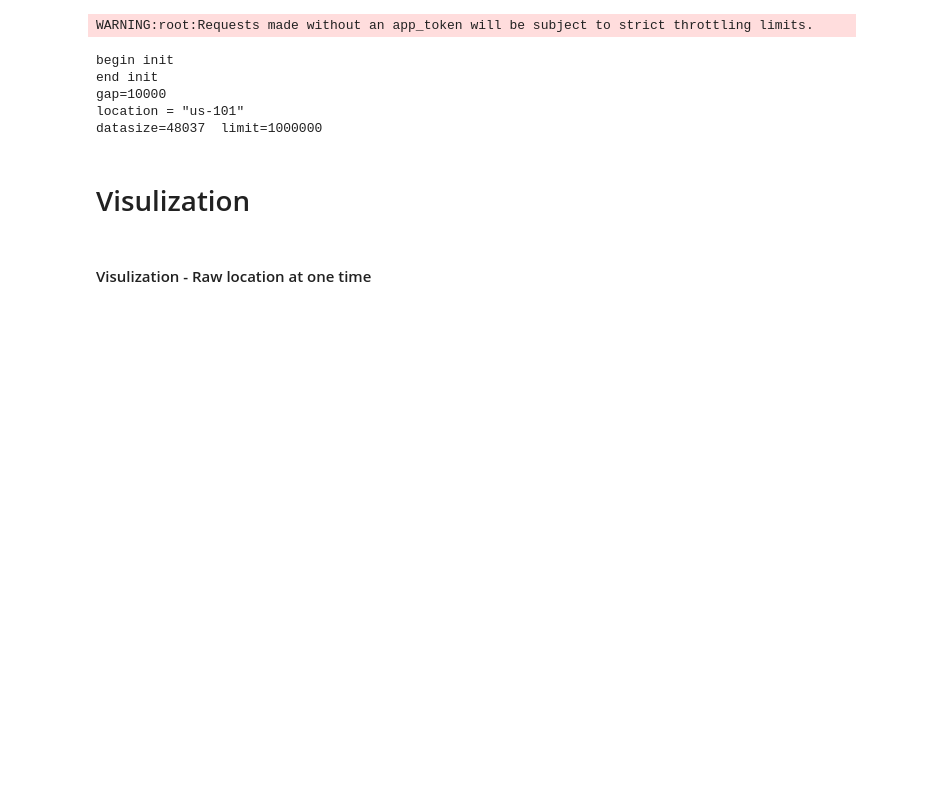
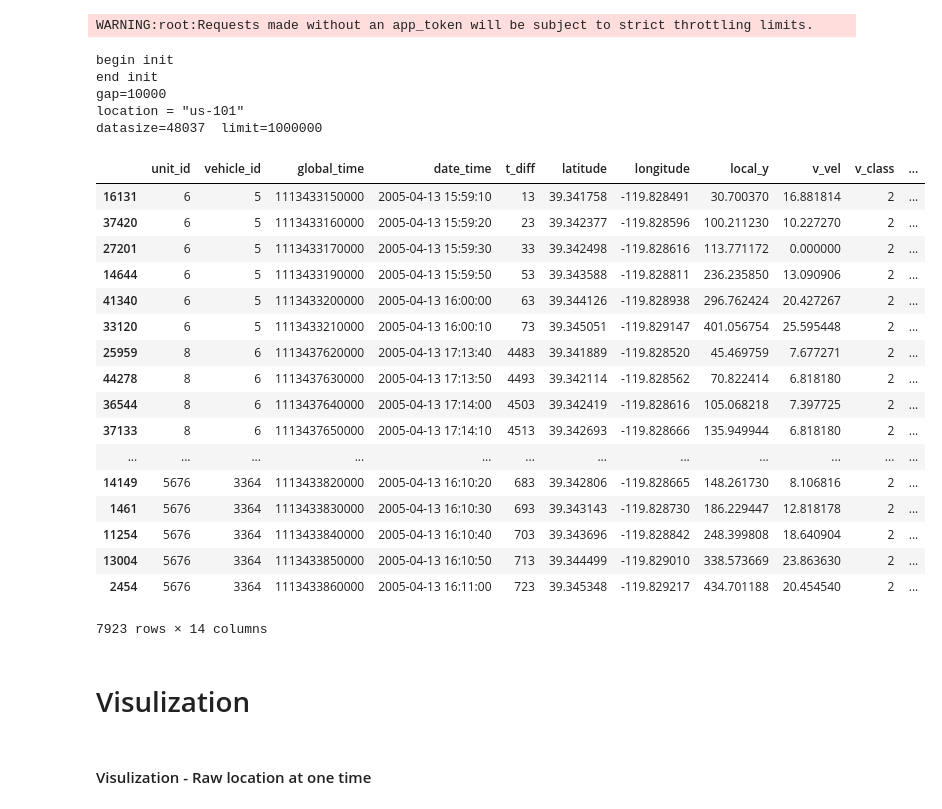
Before and after one commit to ZhaobinMo/NGSIM, a Jupyter notebook: dataprocess.ipynb, the cells around one changed output. Drawn from its saved outputs; the diff is of its cells as text; code cells hidden in the pictures; blank space fills up the shorter version.

```diff
--- a/dataprocess.ipynb
+++ b/dataprocess.ipynb
@@ -18,6 +18,28 @@ end init
 gap=10000
 location = "us-101"
 datasize=48037  limit=1000000
+# %%
+df = dfSet[dfSet['lane_id'] == 6]
+df
+# %% [output]
+|  | unit_id | vehicle_id | global_time | date_time | t_diff | latitude | longitude | local_y | v_vel | v_class | ... |
+| 16131 | 6 | 5 | 1113433150000 | 2005-04-13 15:59:10 | 13 | 39.341758 | -119.828491 | 30.700370 | 16.881814 | 2 | ... |
+| 37420 | 6 | 5 | 1113433160000 | 2005-04-13 15:59:20 | 23 | 39.342377 | -119.828596 | 100.211230 | 10.227270 | 2 | ... |
+| 27201 | 6 | 5 | 1113433170000 | 2005-04-13 15:59:30 | 33 | 39.342498 | -119.828616 | 113.771172 | 0.000000 | 2 | ... |
+| 14644 | 6 | 5 | 1113433190000 | 2005-04-13 15:59:50 | 53 | 39.343588 | -119.828811 | 236.235850 | 13.090906 | 2 | ... |
+| 41340 | 6 | 5 | 1113433200000 | 2005-04-13 16:00:00 | 63 | 39.344126 | -119.828938 | 296.762424 | 20.427267 | 2 | ... |
+| 33120 | 6 | 5 | 1113433210000 | 2005-04-13 16:00:10 | 73 | 39.345051 | -119.829147 | 401.056754 | 25.595448 | 2 | ... |
+| 25959 | 8 | 6 | 1113437620000 | 2005-04-13 17:13:40 | 4483 | 39.341889 | -119.828520 | 45.469759 | 7.677271 | 2 | ... |
+| 44278 | 8 | 6 | 1113437630000 | 2005-04-13 17:13:50 | 4493 | 39.342114 | -119.828562 | 70.822414 | 6.818180 | 2 | ... |
+| 36544 | 8 | 6 | 1113437640000 | 2005-04-13 17:14:00 | 4503 | 39.342419 | -119.828616 | 105.068218 | 7.397725 | 2 | ... |
+| 37133 | 8 | 6 | 1113437650000 | 2005-04-13 17:14:10 | 4513 | 39.342693 | -119.828666 | 135.949944 | 6.818180 | 2 | ... |
+| ... | ... | ... | ... | ... | ... | ... | ... | ... | ... | ... | ... |
+| 14149 | 5676 | 3364 | 1113433820000 | 2005-04-13 16:10:20 | 683 | 39.342806 | -119.828665 | 148.261730 | 8.106816 | 2 | ... |
+| 1461 | 5676 | 3364 | 1113433830000 | 2005-04-13 16:10:30 | 693 | 39.343143 | -119.828730 | 186.229447 | 12.818178 | 2 | ... |
+| 11254 | 5676 | 3364 | 1113433840000 | 2005-04-13 16:10:40 | 703 | 39.343696 | -119.828842 | 248.399808 | 18.640904 | 2 | ... |
+| 13004 | 5676 | 3364 | 1113433850000 | 2005-04-13 16:10:50 | 713 | 39.344499 | -119.829010 | 338.573669 | 23.863630 | 2 | ... |
+| 2454 | 5676 | 3364 | 1113433860000 | 2005-04-13 16:11:00 | 723 | 39.345348 | -119.829217 | 434.701188 | 20.454540 | 2 | ... |
+7923 rows × 14 columns
 # %% [markdown]
 # Visulization
 # %% [markdown]
```
Also changed, not shown: parts of 17 cells of this notebook, 5 other files.
